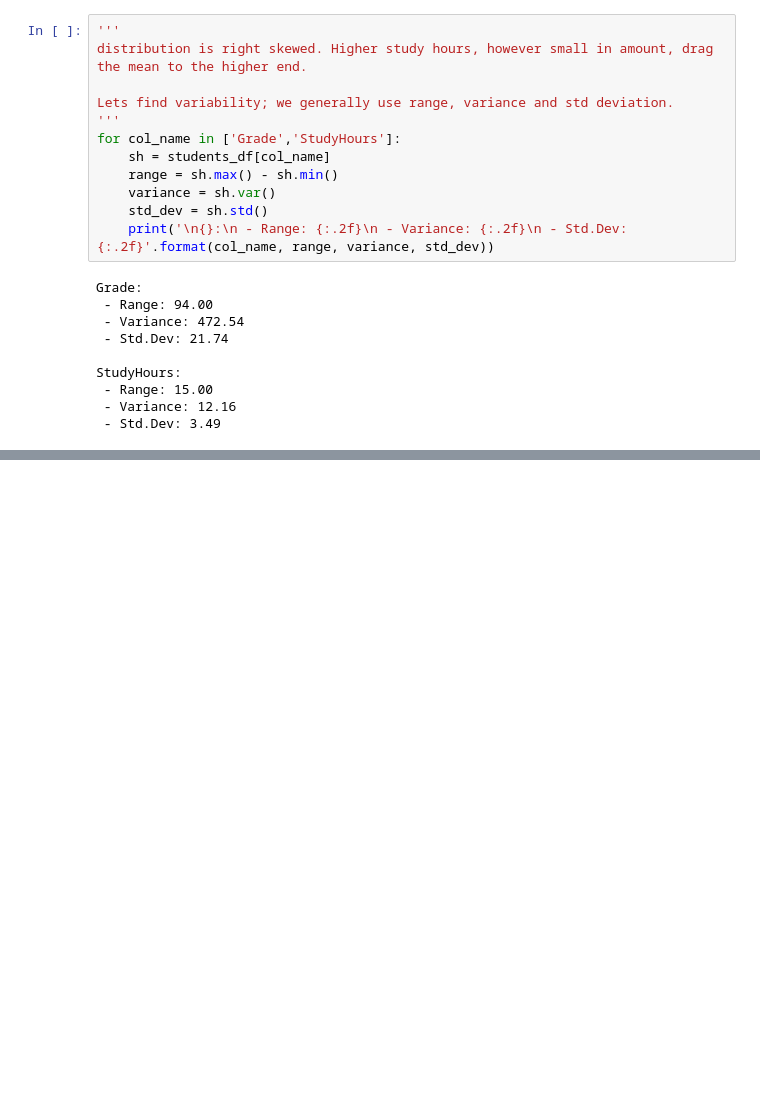
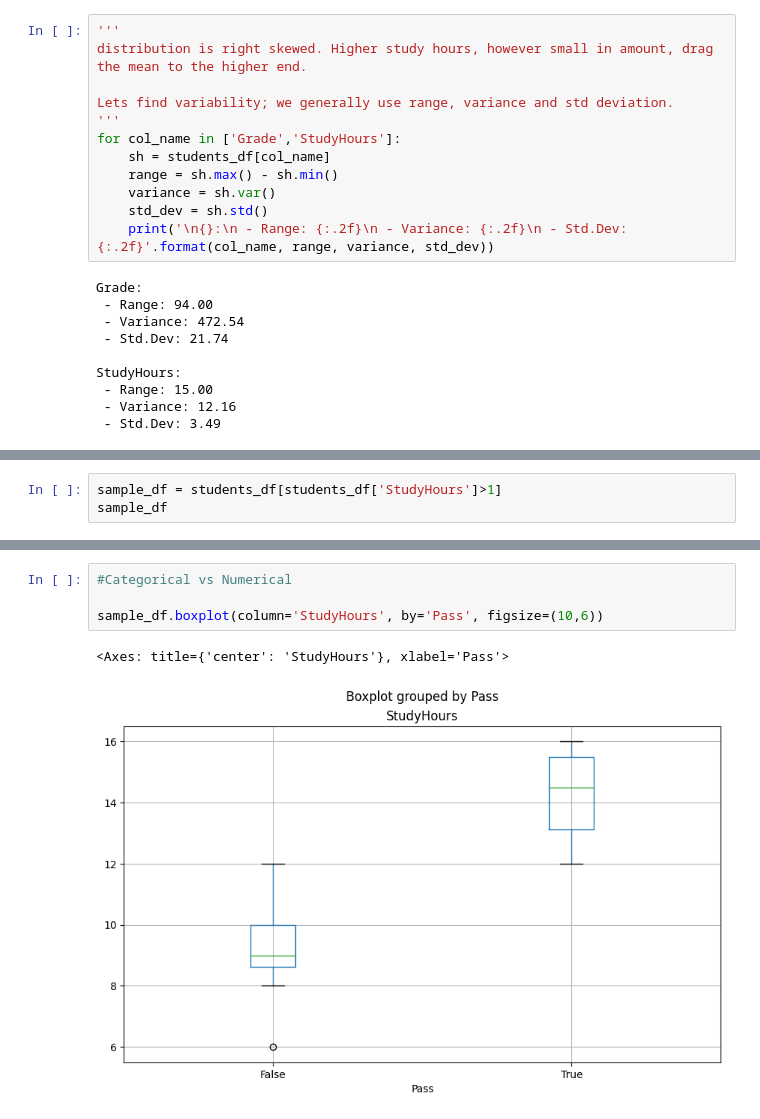
Before and after one commit to md05-portfolio/Microsoft_ML_Challenge, a Jupyter notebook: Explore_RWD_with_Python.ipynb, the cells around one changed output, grey strips where cells are left out. Saved outputs shown, nothing was run; the diff lists cells and outputs as text; blank space fills up the shorter version.

```diff
--- a/Explore_RWD_with_Python.ipynb
+++ b/Explore_RWD_with_Python.ipynb
@@ -235,0 +287,3 @@ StudyHours:
+# %%
+sample_df = students_df[students_df['StudyHours']>1]
+sample_df
@@ -235,0 +308,7 @@ StudyHours:
+# %%
+#Categorical vs Numerical
+
+sample_df.boxplot(column='StudyHours', by='Pass', figsize=(10,6))
+# %% [output]
+<Axes: title={'center': 'StudyHours'}, xlabel='Pass'>
+[figure, added]
```
Also changed, not shown: parts of 11 cells of this notebook.
